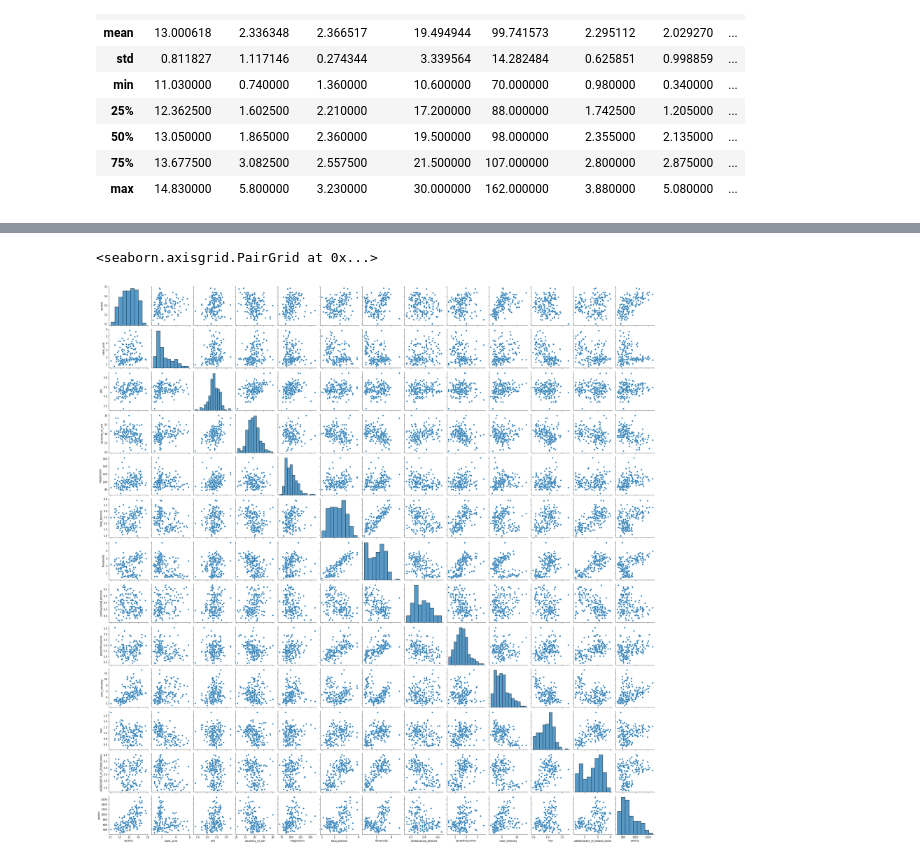
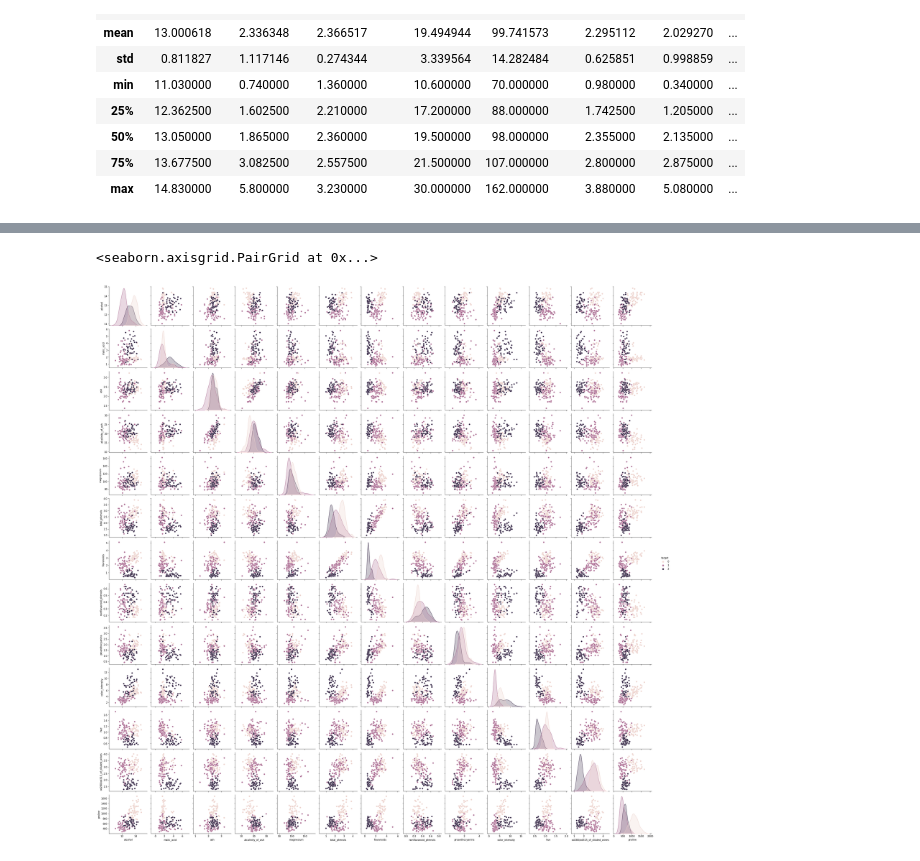
Before and after one commit to Santosren/IA_Microlins, a Jupyter notebook: FIC/Fernando/Fernando_Finardi_Desafio_1_Classificadores.ipynb, the cells around one changed output, grey strips where cells are left out. Cells and saved outputs as stored; diff of their text form; code cells hidden in the pictures.

```diff
--- a/FIC/Fernando/Fernando_Finardi_Desafio_1_Classificadores.ipynb
+++ b/FIC/Fernando/Fernando_Finardi_Desafio_1_Classificadores.ipynb
@@ -36,6 +36,8 @@ from sklearn.preprocessing import MinMaxScaler
 # %%
 wine_df = pd.DataFrame(dados)
 wine_df.columns = feature_names
+wine_df = wine_df.join(pd.Series(y, name='target'))
+feature_names.append('target')
 wine_df.describe()
 # %% [output]
 |  | alcohol | malic_acid | ash | alcalinity_of_ash | magnesium | total_phenols | flavanoids | ... |
@@ -50,5 +70,5 @@ wine_df.describe()
 # %%
-sns.pairplot(wine_df)
+sns.pairplot(wine_df,hue='target')
 # %% [output]
 <seaborn.axisgrid.PairGrid at 0x...>
-[figure, old version]
+[figure, new version]
```
Also changed, not shown: parts of 25 cells of this notebook.
